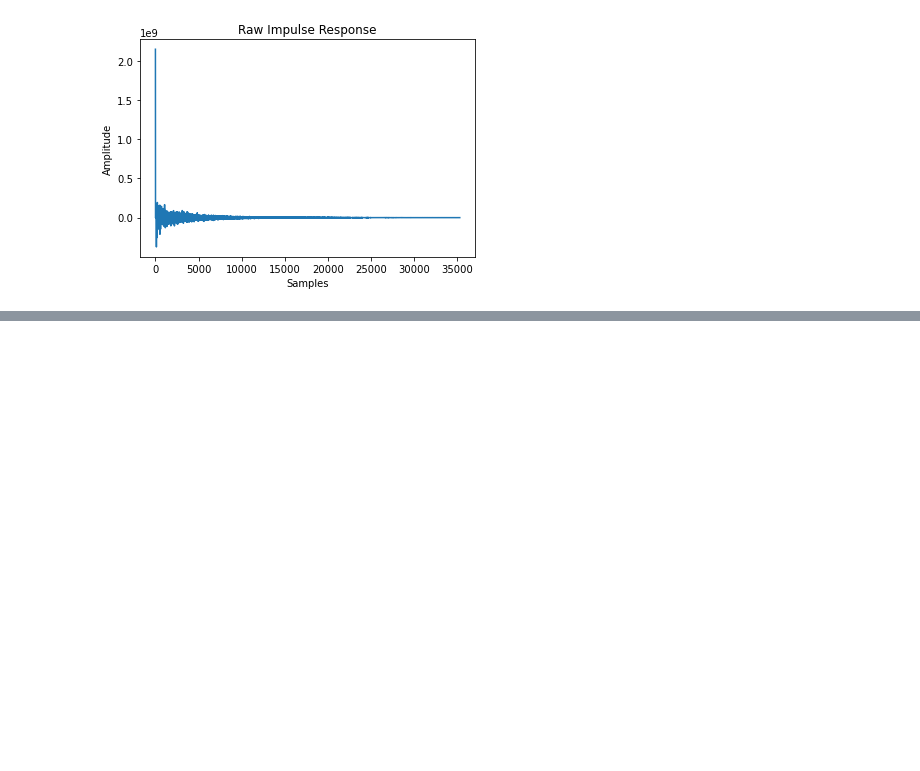
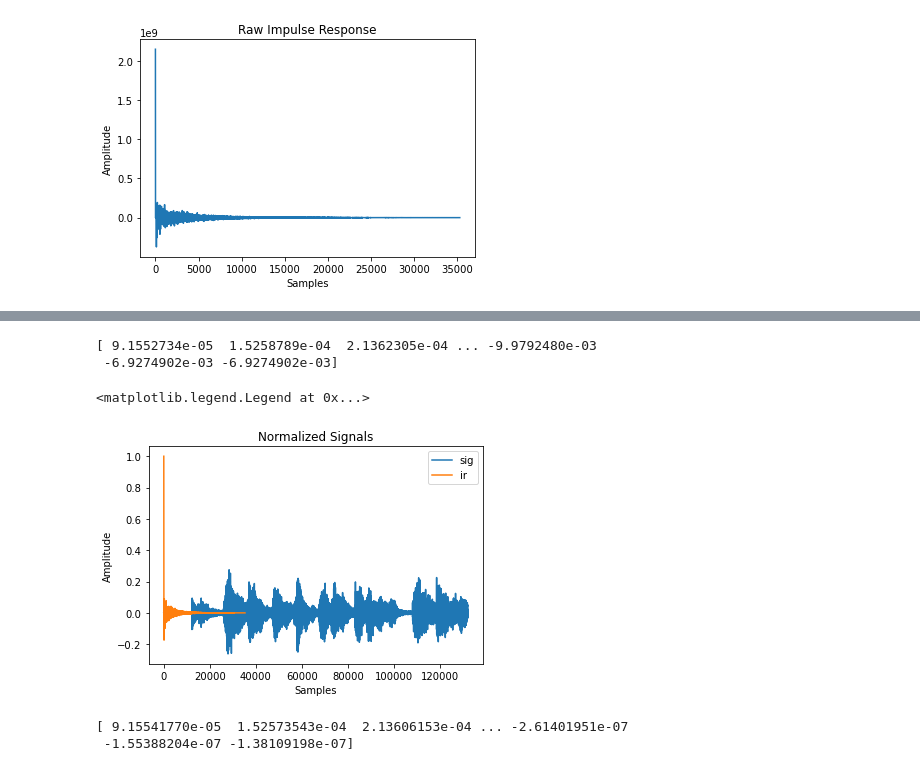
Before and after one commit to anniejchu/artificialreverb, a Jupyter notebook: ConvolutionReverb.ipynb, the cells around one changed output, grey strips where cells are left out. Drawn from its saved outputs; the diff is of its cells as text; code cells hidden in the pictures; blank space fills up the shorter version.

```diff
--- a/ConvolutionReverb.ipynb
+++ b/ConvolutionReverb.ipynb
@@ -91,14 +73,3 @@ bit depth= <class 'numpy.int32'>
 sampling rate = 44100 Hz, length = 35280 samples => 1.6 s, channels = 1
 [2147483392    -139264    -365824 ...      13568       8704      40448]
 [figure]
-# %%
-#using utility to convert int32 to float to match the input signal
-print("old dtype: {}".format(data_IR.dtype))
-normalized_IR = utility.pcm2float(data_IR, "float32")
-print("new dtype: {}".format(normalized_IR.dtype))
-np.set_printoptions(precision=6)
-print(normalized_IR)
-plt.plot(normalized_IR);
-plt.title("Normalized Impulse Response");
-plt.xlabel("Samples");
-plt.ylabel("Amplitude");
@@ -186,8 +228,48 @@ array([   3.,    5.,    7., ..., -327., -227., -227.])
+# %%
+#using utility to convert int32 to float to match the input signal
+# print("old dtype: {}".format(sig_upsampd.dtype))
+# normalized_sigup = utility.pcm2float(sig_upsampd, "float32")
+# print("new dtype: {}".format(normalized_sigup.dtype))
+# np.set_printoptions(precision=6)
+# print(normalized_sigup)
+# plt.plot(normalized_sigup);
+# plt.title("Normalized Upsampled Signal");
+# plt.xlabel("Samples");
+# plt.ylabel("Amplitude");
+
+
+#using utility to convert int16 to float32 as convolving large numbers takes up too long
+# MUST WRITE WHICH SIGNAL IS UPSAMPLED
+def norm_signals(sig, IR):
+    normalized_sig = utility.pcm2float(sig, "float32")
+#     normalized_sig = 2*(sig-min(sig))/(max(sig)-min(sig))-1
+    normalized_IR = utility.pcm2float(IR, "float32")
+#     normalized_IR = 2*(IR-min(IR))/(max(IR)-min(IR))-1
+
+    return normalized_sig, normalized_IR
+
+#normalizing upsampled signal & IR
+x, y = norm_signals(sig_upsampd, data_IR)
+plt.plot(x);
+print(x)
+plt.plot(y);
+plt.title("Normalized Signals");
+plt.xlabel("Samples");
+plt.ylabel("Amplitude");
+plt.legend(["sig", "ir"])
+# %% [output]
+[ 9.1552734e-05  1.5258789e-04  2.1362305e-04 ... -9.9792480e-03
+ -6.9274902e-03 -6.9274902e-03]
+<matplotlib.legend.Legend at 0x...>
+[figure, added]
 # %%
 #convolving normalized version of input signal with
-"""need to manage different sampling rates"""
-conv_sig = signal.convolve(normalized_IR, normalized_din, mode='full', method='auto')
+norm_sig, norm_IR= norm_signals(sig_upsampd, data_IR)
+conv_sig = signal.convolve(norm_sig, norm_IR, mode='full', method='auto')
 print(conv_sig)
+# %% [output]
+[ 9.15541770e-05  1.52573543e-04  2.13606153e-04 ... -2.61401951e-07
+ -1.55388204e-07 -1.38109198e-07]
 # %%
 #converting convolved signal from float64 back to int16
 new_conv_sig = utility.float2pcm(conv_sig, 'int16')
```
Also changed, not shown: parts of 12 cells of this notebook.
